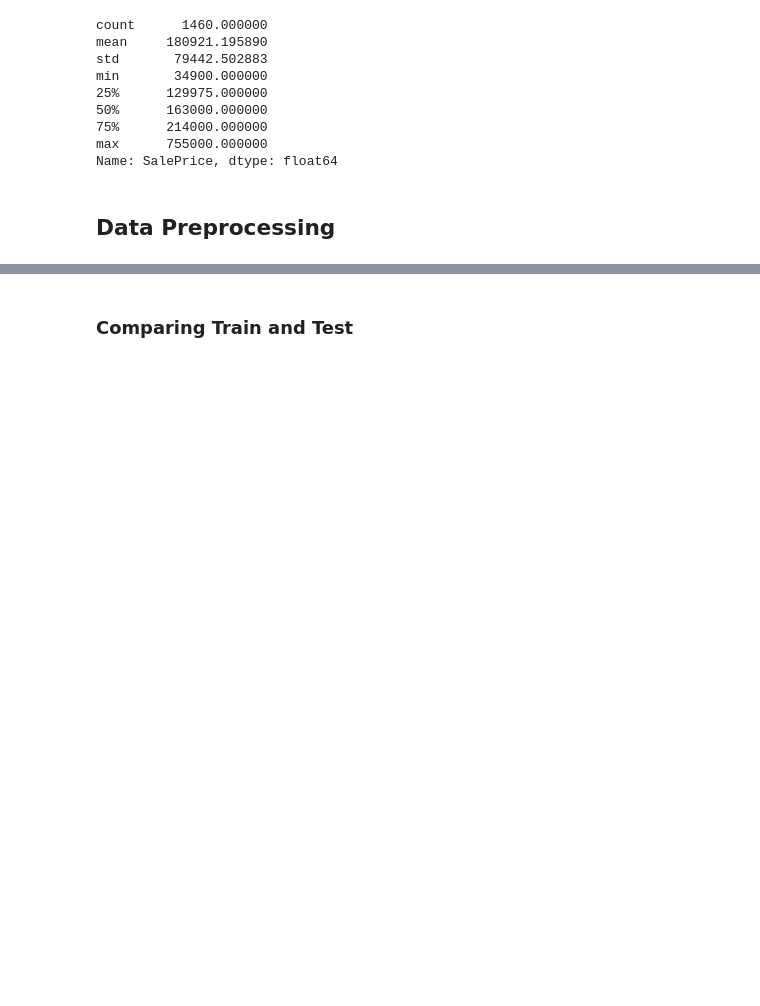
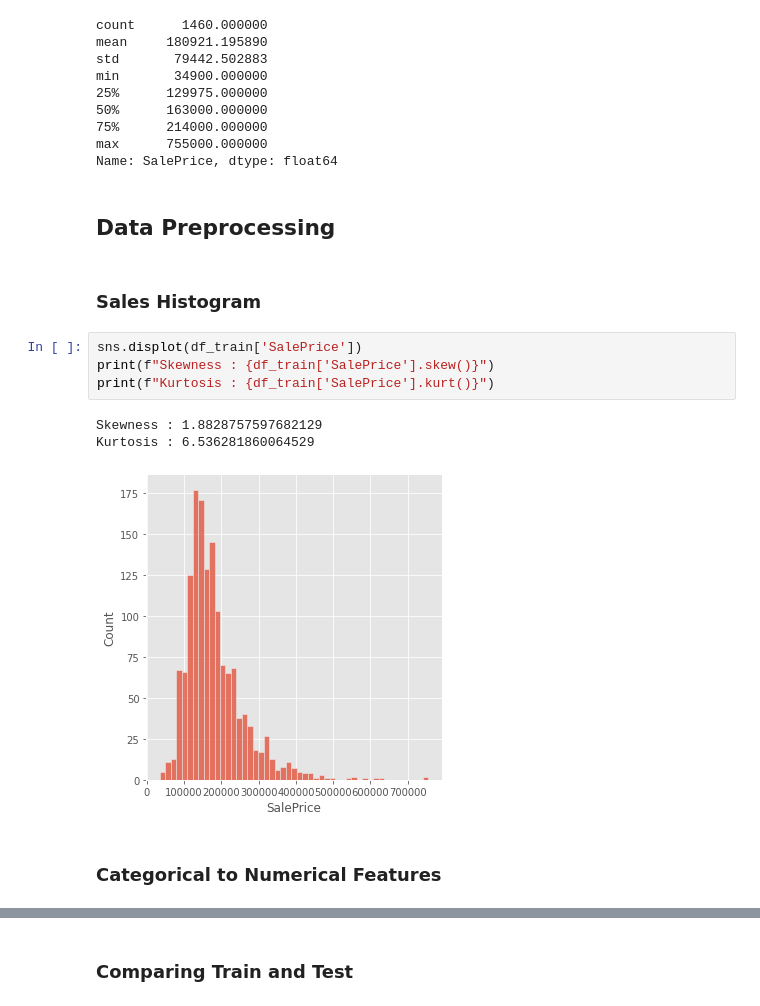
Before and after one commit to salvatore-drago/progettoBIGDATA-HousePrices, a Jupyter notebook: main.ipynb, the cells around one changed output, grey strips where cells are left out. Drawn from its saved outputs; the diff is of its cells as text; blank space fills up the shorter version.

```diff
--- a/main.ipynb
+++ b/main.ipynb
@@ -51,3 +51,15 @@ max      755000.000000
 Name: SalePrice, dtype: float64
 # %% [markdown]
 ## Data Preprocessing
+# %% [markdown]
+### Sales Histogram
+# %%
+sns.displot(df_train['SalePrice'])
+print(f"Skewness : {df_train['SalePrice'].skew()}")
+print(f"Kurtosis : {df_train['SalePrice'].kurt()}")
+# %% [output]
+Skewness : 1.8828757597682129
+Kurtosis : 6.536281860064529
+[figure, added]
+# %% [markdown]
+### Categorical to Numerical Features
```
Also changed, not shown: parts of 12 cells of this notebook.
